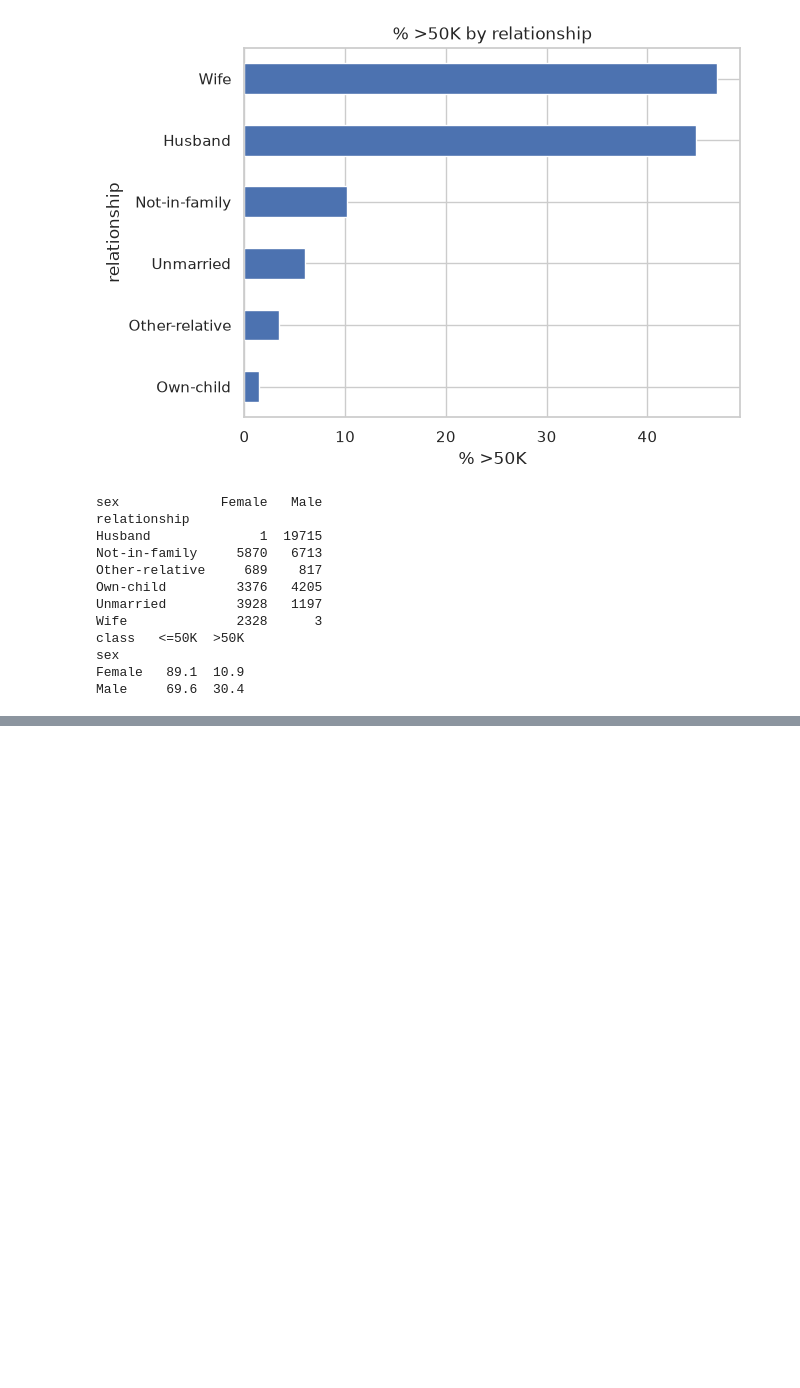
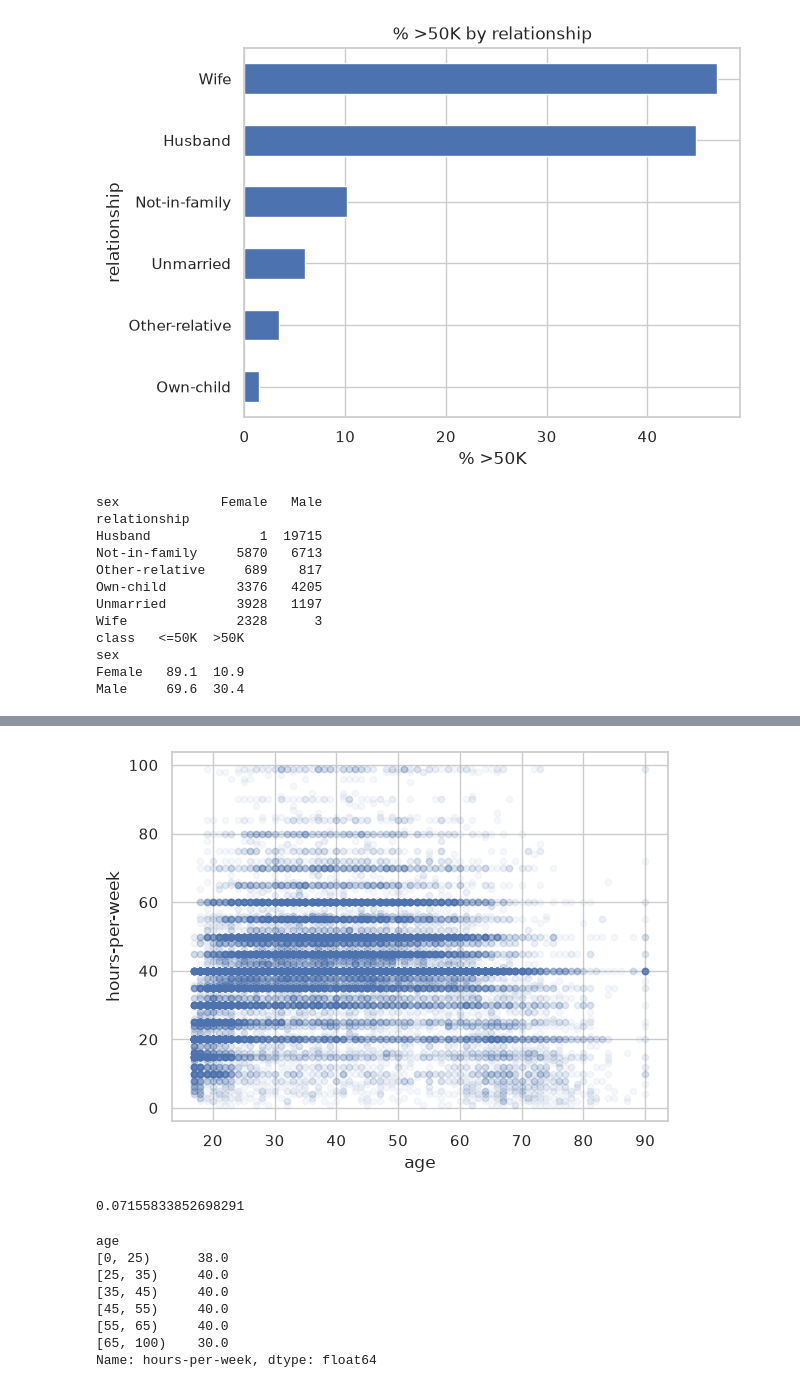
Before and after one commit to Galacticica/data-science-class, a Jupyter notebook: People/people.ipynb, the cells around one changed output, grey strips where cells are left out. Saved outputs shown, nothing was run; the diff lists cells and outputs as text; code cells hidden in the pictures; blank space fills up the shorter version.

```diff
--- a/People/people.ipynb
+++ b/People/people.ipynb
@@ -309,0 +359,17 @@ Male     69.6  30.4
+# %%
+df.plot.scatter(x="age", y="hours-per-week", alpha=0.05)
+plt.show()
+
+print(df["age"].corr(df["hours-per-week"]))
+df.groupby(pd.cut(df["age"], bins=[0, 25, 35, 45, 55, 65, 100], right=False))["hours-per-week"].median()
+# %% [output]
+[figure, added]
+0.07155833852698291
+age
+[0, 25)      38.0
+[25, 35)     40.0
+[35, 45)     40.0
+[45, 55)     40.0
+[55, 65)     40.0
+[65, 100)    30.0
+Name: hours-per-week, dtype: float64
```
Also changed, not shown: parts of 14 cells of this notebook.
